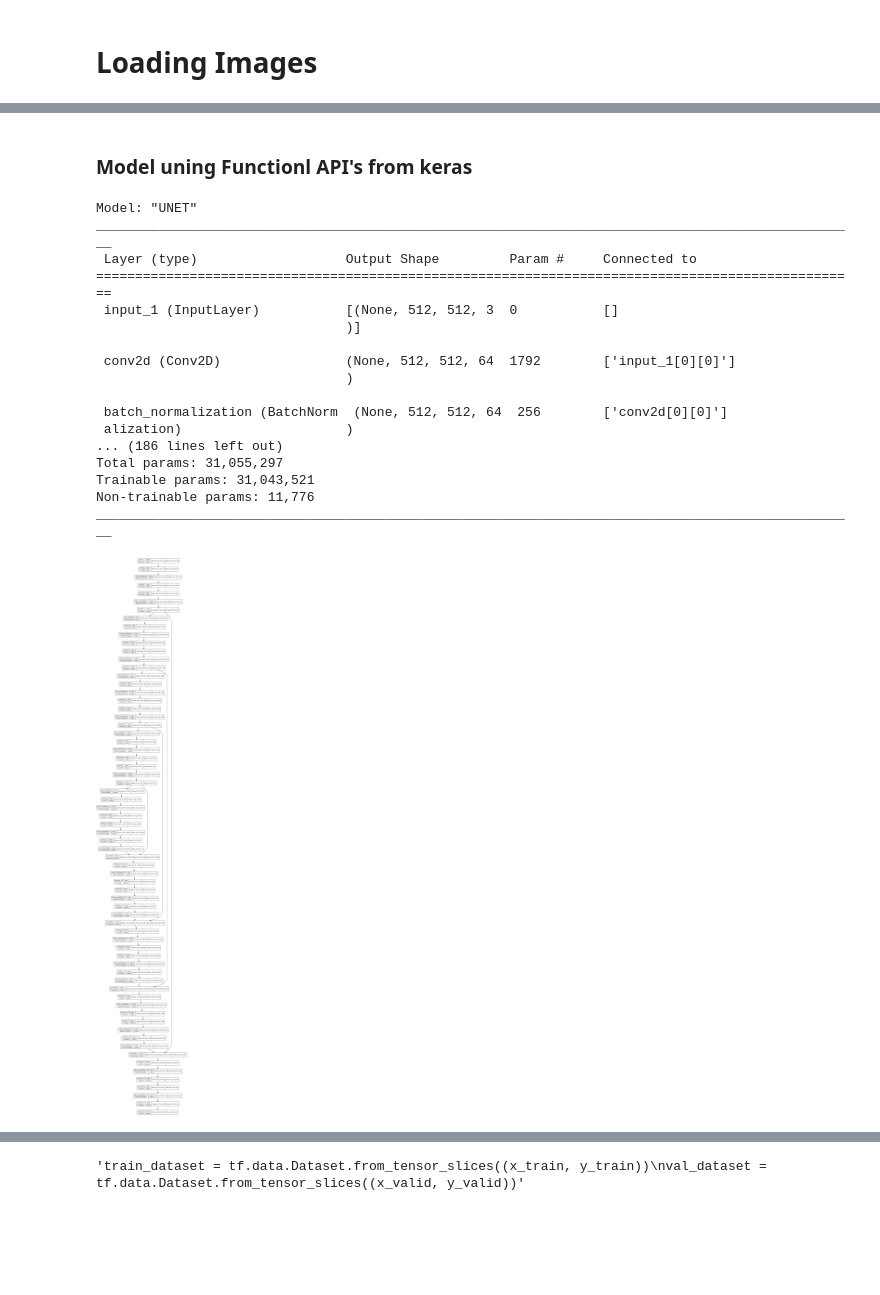
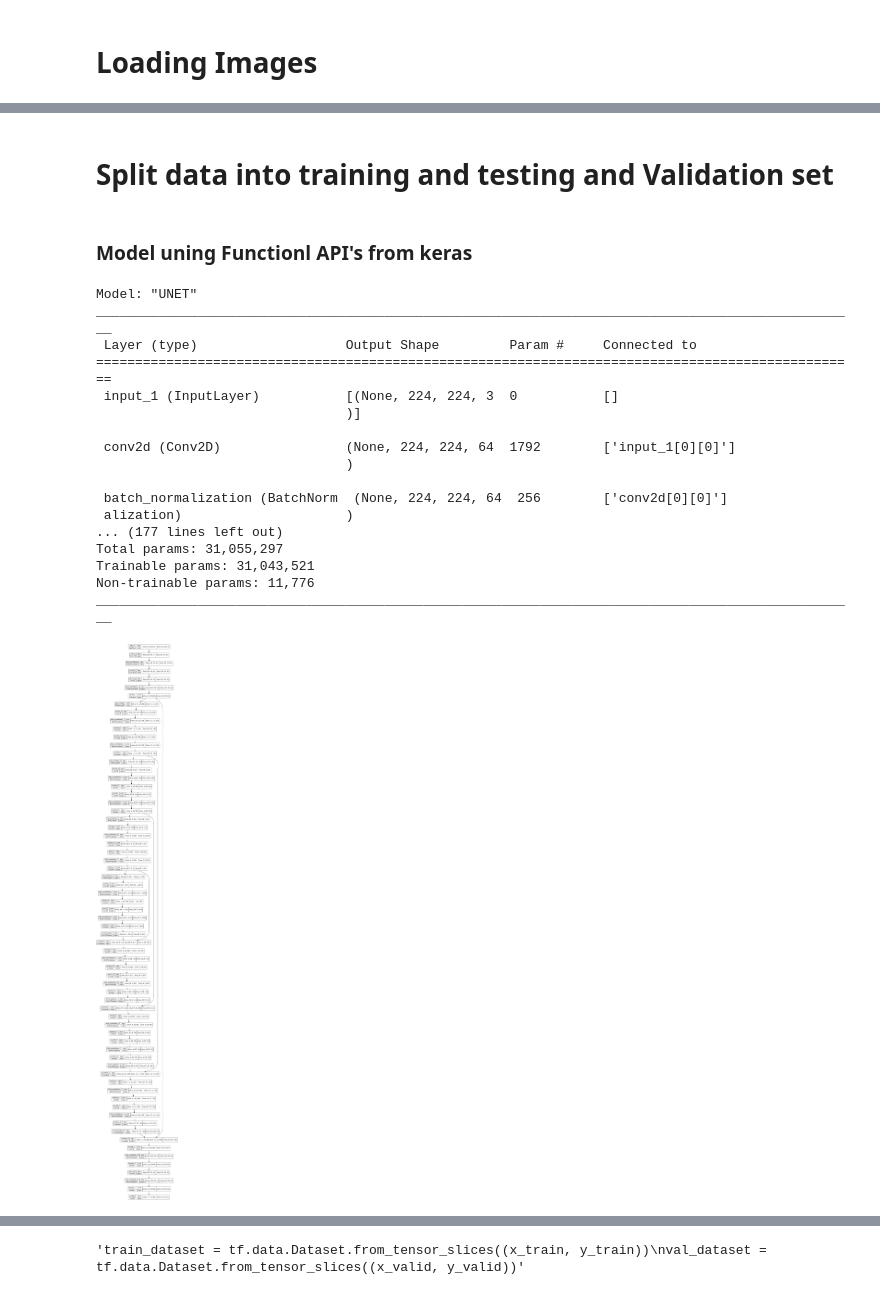
Before and after one commit to usmaaangul/Semantic-Segmentation-of-Retinal-Diseases-using-U-Net-Architecture-repo, a Jupyter notebook: Code.ipynb, the cells around one changed output, grey strips where cells are left out. Saved outputs shown, nothing was run; the diff lists cells and outputs as text; code cells hidden in the pictures; blank space fills up the shorter version.

```diff
--- a/Code.ipynb
+++ b/Code.ipynb
@@ -79,7 +77,7 @@ import gc
 # %% [markdown]
 # Loading Images
 # %%
-IMG_SIZE=512
+IMG_SIZE=224
 epoch_size=50
 batch_size=64
 X1=list()
@@ -232,3 +266,5 @@ Y.shape
+# %% [markdown]
+# Split data into training and testing and Validation set
 # %%
 x_train,x_test,y_train,y_test=train_test_split(X,Y,test_size=0.2,random_state=42)
 x_valid, x_test, y_valid, y_test = train_test_split(x_test,y_test, test_size=0.5)
@@ -289,15 +325,15 @@ Model: "UNET"
 __________________________________________________________________________________________________
  Layer (type)                   Output Shape         Param #     Connected to
 ==================================================================================================
- input_1 (InputLayer)           [(None, 512, 512, 3  0           []
+ input_1 (InputLayer)           [(None, 224, 224, 3  0           []
                                 )]
 
- conv2d (Conv2D)                (None, 512, 512, 64  1792        ['input_1[0][0]']
+ conv2d (Conv2D)                (None, 224, 224, 64  1792        ['input_1[0][0]']
                                 )
 
- batch_normalization (BatchNorm  (None, 512, 512, 64  256        ['conv2d[0][0]']
+ batch_normalization (BatchNorm  (None, 224, 224, 64  256        ['conv2d[0][0]']
  alization)                     )
-... (186 lines left out)
+... (177 lines left out)
 Total params: 31,055,297
 Trainable params: 31,043,521
 Non-trainable params: 11,776
@@ -305,9 +341,9 @@ ________________________________________________________________________________
 # %%
 model.compile(optimizer='adam', loss='binary_crossentropy', metrics=['accuracy'])
 # %%
-tf.keras.utils.plot_model(model, show_shapes=True)
+tf.keras.utils.plot_model(model, show_shapes=True,show_layer_names=True,dpi=60)
 # %% [output]
-[figure, old version]
+[figure, new version]
 # %%
 x_train[0].shape
 # %% [output]
```
Also changed, not shown: parts of 24 cells of this notebook.
